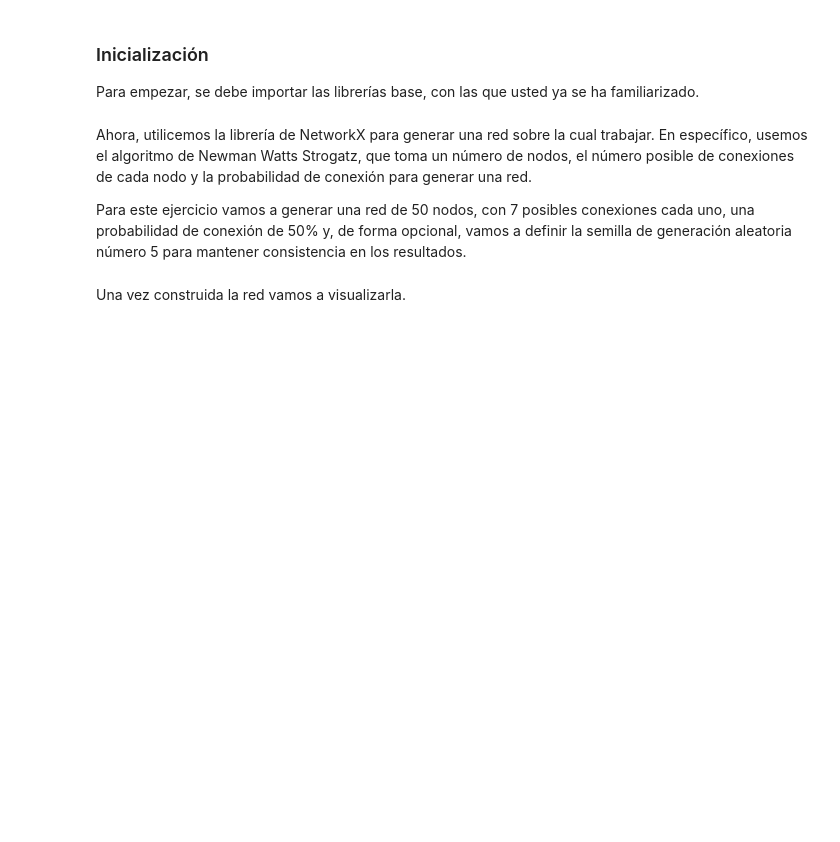
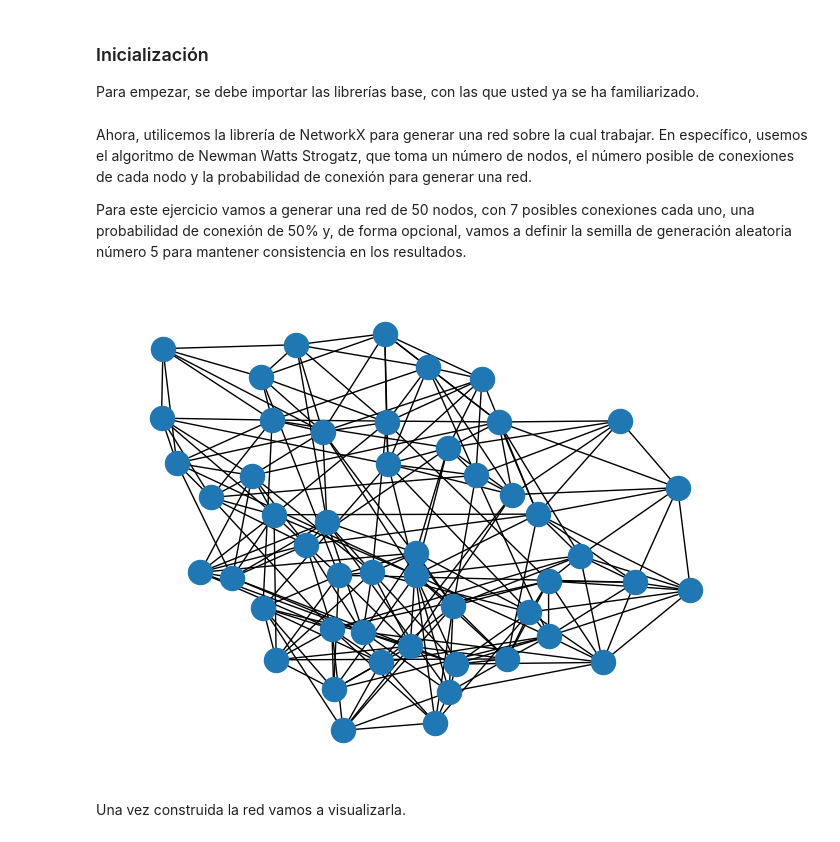
Before and after one commit to elwam/redes_sociales, a Jupyter notebook: Laboratorios/Semana3/S3LSC1.ipynb, the cells around one changed output. Drawn from its saved outputs; the diff is of its cells as text; code cells hidden in the pictures; blank space fills up the shorter version.

```diff
--- a/Laboratorios/Semana3/S3LSC1.ipynb
+++ b/Laboratorios/Semana3/S3LSC1.ipynb
@@ -35,6 +35,10 @@ Para este ejercicio vamos a generar una red de 50 nodos, con 7 posibles conexion
 # %%
 # Generar la red bajo el algoritmo de Newman Watts Strogatz
 G=nx.newman_watts_strogatz_graph(n=50, k= 7, p=0.5, seed=5)
+# %%
+nx.draw(G)
+# %% [output]
+[figure, added]
 # %% [markdown]
 Una vez construida la red vamos a visualizarla.
 # %%
```
Also changed, not shown: parts of 2 cells of this notebook, 5 other files.
